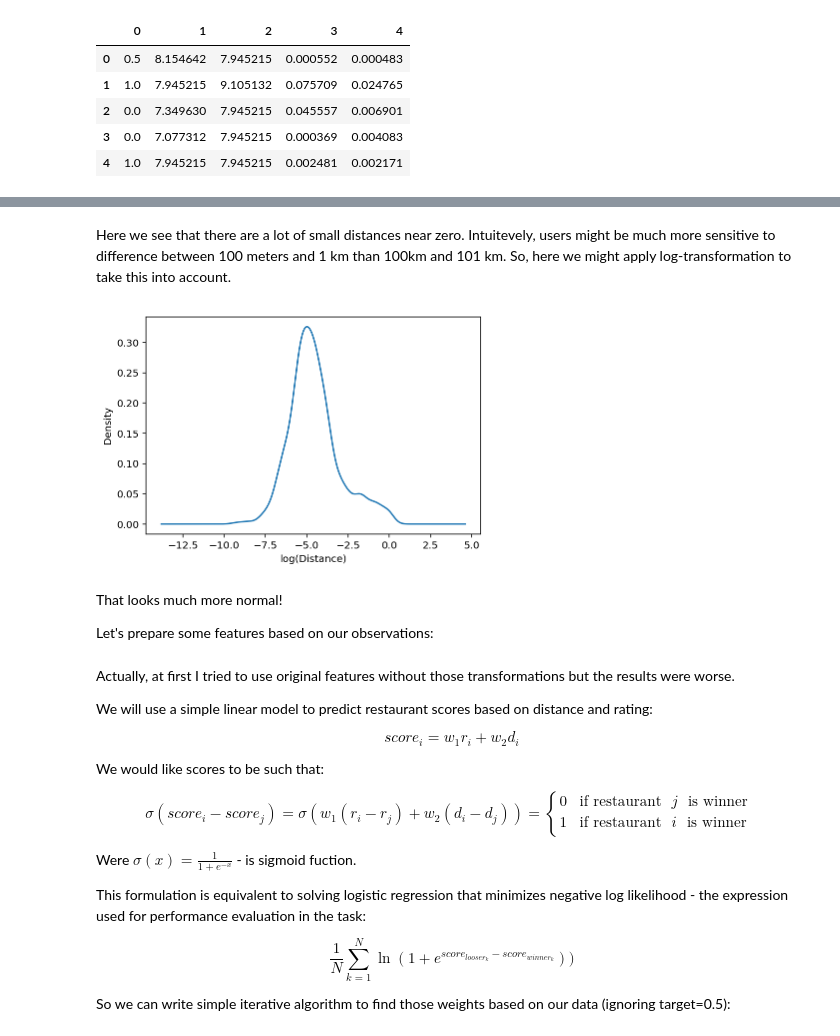
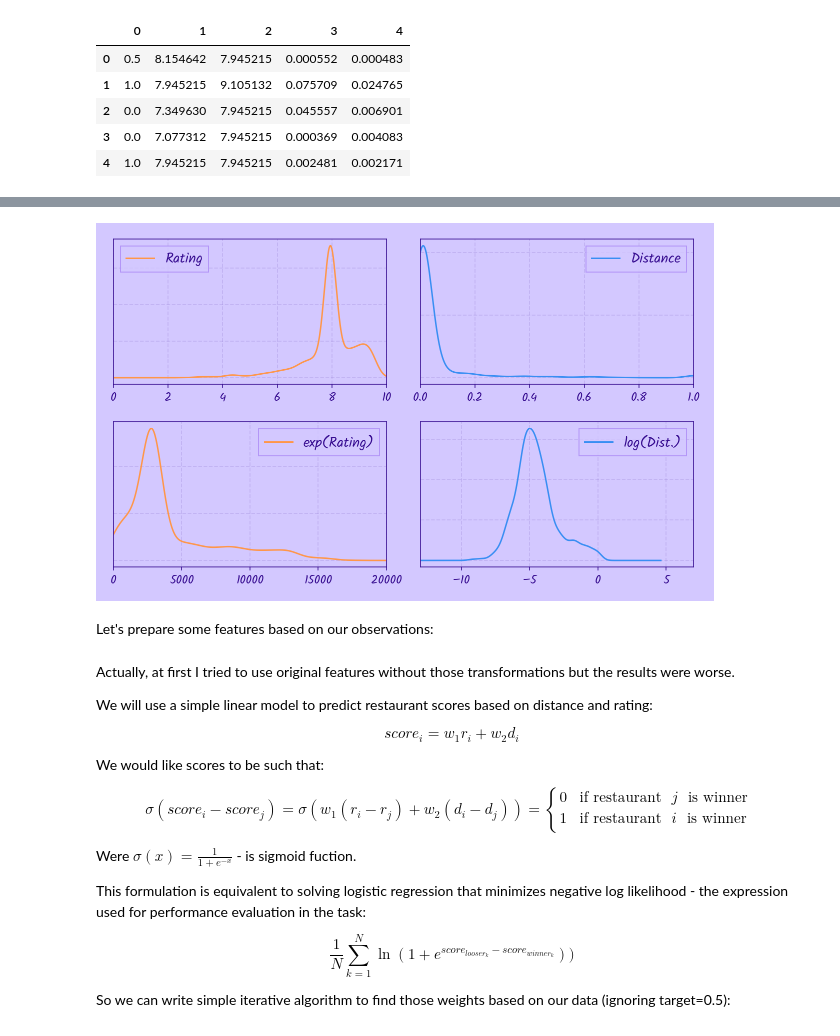
Before and after one commit to stas-sl/yandex-blitz-ml-2018, a Jupyter notebook: h_exploration.ipynb, the cells around one changed output, grey strips where cells are left out. Cells and saved outputs as stored; diff of their text form; code cells hidden in the pictures.

```diff
--- a/h_exploration.ipynb
+++ b/h_exploration.ipynb
@@ -26,3 +22,0 @@ Let's see how ratings are distributed
-# %%
-ax = df[[1, 2]].stack().plot(kind='kde', xlim=(0, 10))
-ax.xaxis.set_label_text('Rating');
@@ -33,3 +24,0 @@ We see that ratings are concentrated around 7-8. Intuitevely, low ratings 2 or 3
-# %%
-ax = np.exp(df[[1, 2]]).stack().plot(kind='kde', xlim=(0, 20000))
-ax.xaxis.set_label_text('exp(Rating)');
@@ -38,3 +24,0 @@ ax.xaxis.set_label_text('exp(Rating)');
-# %%
-ax = df[[3, 4]].stack().plot(kind='kde', xlim=(0, 1))
-ax.xaxis.set_label_text('Distance');
@@ -43,13 +25,37 @@ ax.xaxis.set_label_text('Distance');
-# %% [markdown]
-Here we see that there are a lot of small distances near zero. Intuitevely, users might be much more sensitive to difference between 100 meters and 1 km than 100km and 101 km. So, here we might apply log-transformation to take this into account.
-# %%
-ax = np.log(df[[3, 4]].stack() + 0.0001).plot(kind='kde')
-ax.xaxis.set_label_text('log(Distance)');
-# %% [output]
-[figure, removed]
+# %%
+with plt.rc_context(rc={'legend.fontsize': 14, 'xtick.labelsize': 12, 'axes.grid': True}):
+    plt.subplot(221)
+    ax = df[[1, 2]].stack().plot(kind='kde', xlim=(0, 10), color='C1', label='Rating')
+    ax.yaxis.label.set_visible(False)
+    plt.tick_params(axis='y', labelleft=False, left=False)
+    ax.legend()
+
+    plt.subplot(223)
+    ax = np.exp(df[[1, 2]]).stack().plot(kind='kde', xlim=(0, 20000), color='C1', label='exp(Rating)')
+    ax.legend()
+    ax.yaxis.label.set_visible(False)
+    plt.tick_params(axis='y', labelleft=False, left=False)
+    ax.legend()
+
+    plt.subplot(222)
+    ax = df[[3, 4]].stack().plot(kind='kde', xlim=(0, 1), label='Distance')
+    ax.legend()
+    ax.yaxis.label.set_visible(False)
+    plt.tick_params(axis='y', labelleft=False, left=False)
+    ax.legend()
+
+    plt.subplot(224)
+    ax = np.log(df[[3, 4]].stack() + 0.0001).plot(kind='kde', xlim=(-13, 7), label='log(Dist.)')
+    ax.legend(loc='upper right')
+    ax.yaxis.label.set_visible(False)
+    plt.tick_params(axis='y', labelleft=False, left=False)
+    ax.legend()
+
+    plt.tight_layout(pad=1.5)
+    plt.savefig('h.svg')
+# %% [output]
+[figure, added]
 # %% [markdown]
-That looks much more normal!
-
 Let's prepare some features based on our observations:
 # %%
 df['d1'] = np.log(df[3] + 0.0001)
```
Also changed, not shown: parts of 9 cells of this notebook, 6 other files.
